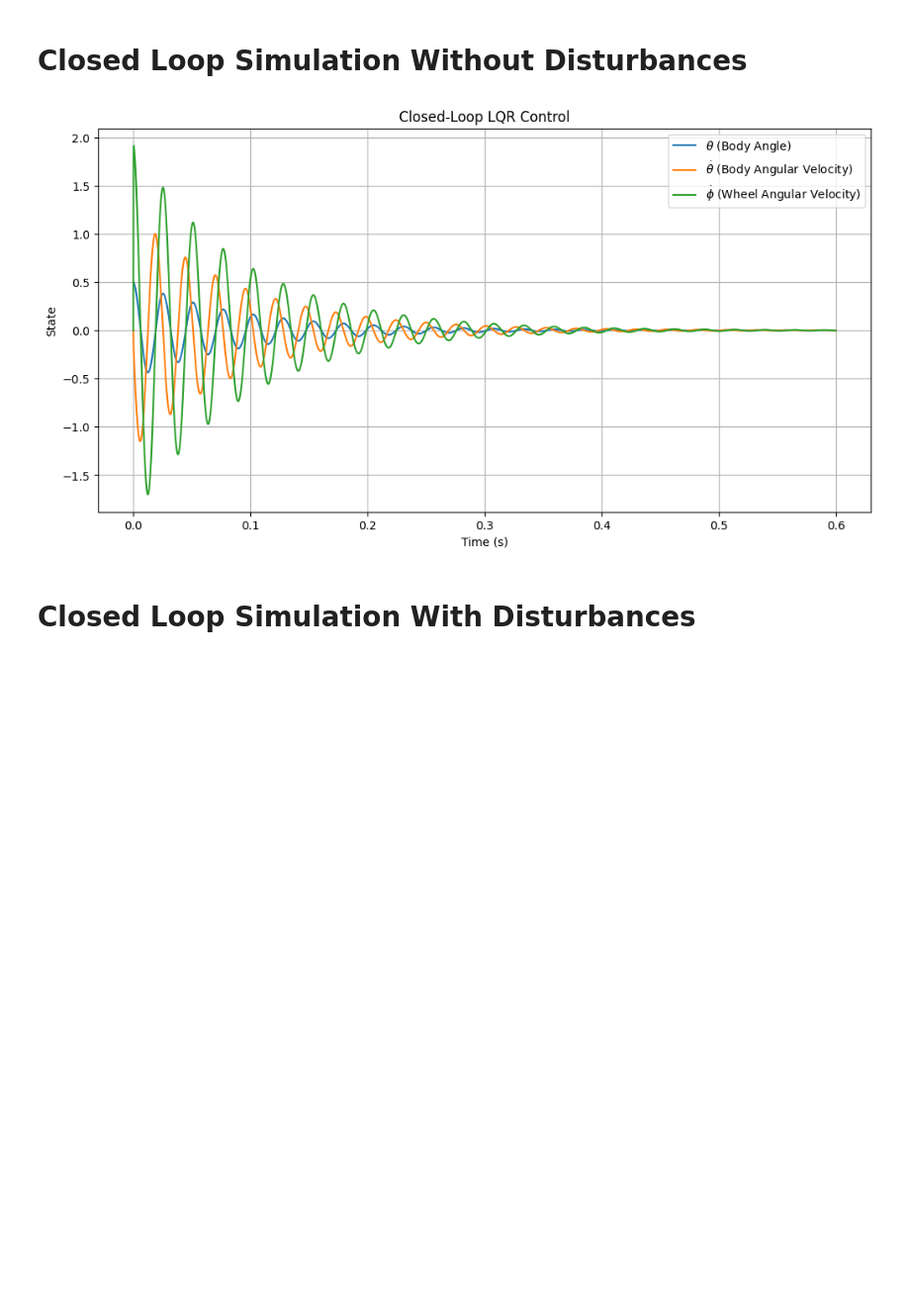
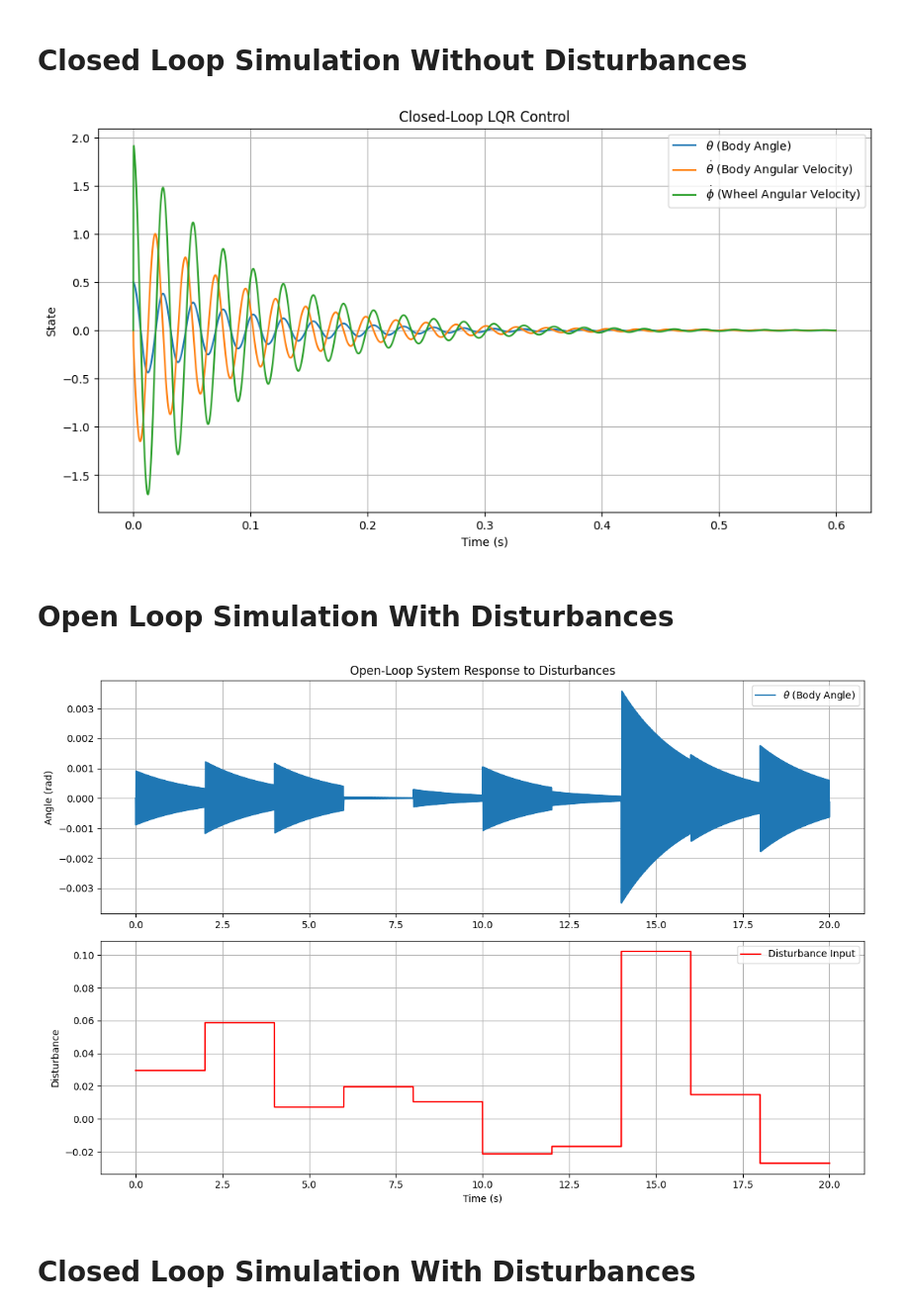
Before and after one commit to eduardo-ufmg/1DOF_balance_wheel, a Jupyter notebook: model and simulation/combined/simulation_and_control_design.ipynb, the cells around one changed output. Shown at 99% size. Cells and saved outputs as stored; diff of their text form; code cells hidden in the pictures; blank space fills up the shorter version.

```diff
--- a/model and simulation/combined/simulation_and_control_design.ipynb
+++ b/model and simulation/combined/simulation_and_control_design.ipynb
@@ -162,6 +194,63 @@ plt.legend()
 plt.show()
 # %% [output]
 [figure]
+# %% [markdown]
+# Open Loop Simulation With Disturbances
+# %%
+# --- Simulation parameters and disturbance generation ---
+T_sim_dist_ol = 20
+dt_dist = 0.0001
+t_dist_ol = np.arange(0, T_sim_dist_ol, dt_dist)
+x0_dist_ol = np.array([0.0, 0, 0]) # Start from a stable position
+
+# Generate the same disturbance signal for a fair comparison
+disturbance_magnitude = 0.04
+disturbance_interval = 2.0 # seconds
+num_samples_in_interval = int(disturbance_interval / dt_dist)
+num_disturbance_steps = int(np.ceil(T_sim_dist_ol / disturbance_interval))
+random_steps = disturbance_magnitude * np.random.randn(num_disturbance_steps)
+slow_disturbance_ol = np.repeat(random_steps, num_samples_in_interval)
+slow_disturbance_ol = slow_disturbance_ol[:len(t_dist_ol)]
+
+
+# --- Simulation loop ---
+x_dist_ol = x0_dist_ol
+x_dist_ol_history = [x0_dist_ol]
+
+for i, time in enumerate(t_dist_ol[1:]):
+    # The only input is the disturbance itself
+    u_dist_ol = np.array([slow_disturbance_ol[i]])
+
+    # Update the state
+    x_dist_ol = Ad @ x_dist_ol + Bd @ u_dist_ol
+    x_dist_ol_history.append(x_dist_ol)
+
+x_dist_ol_history = np.array(x_dist_ol_history)
+
+
+# --- Plot the results ---
+plt.figure(figsize=(12, 8))
+
+# Plot 1: Body Angle State
+ax1 = plt.subplot(2, 1, 1)
+ax1.plot(t_dist_ol, x_dist_ol_history[:, 0], label='$\\theta$ (Body Angle)')
+ax1.set_title('Open-Loop System Response to Disturbances')
+ax1.set_ylabel('Angle (rad)')
+ax1.grid(True)
+ax1.legend()
+
+# Plot 2: Disturbance Signal
+ax2 = plt.subplot(2, 1, 2, sharex=ax1)
+ax2.plot(t_dist_ol, slow_disturbance_ol, 'r-', label='Disturbance Input')
+ax2.set_xlabel('Time (s)')
+ax2.set_ylabel('Disturbance')
+ax2.grid(True)
+ax2.legend()
+
+plt.tight_layout()
+plt.show()
+# %% [output]
+[figure, added]
 # %% [markdown]
 # Closed Loop Simulation With Disturbances
 # %%
```
Also changed, not shown: parts of 3 cells of this notebook, 7 other files.
